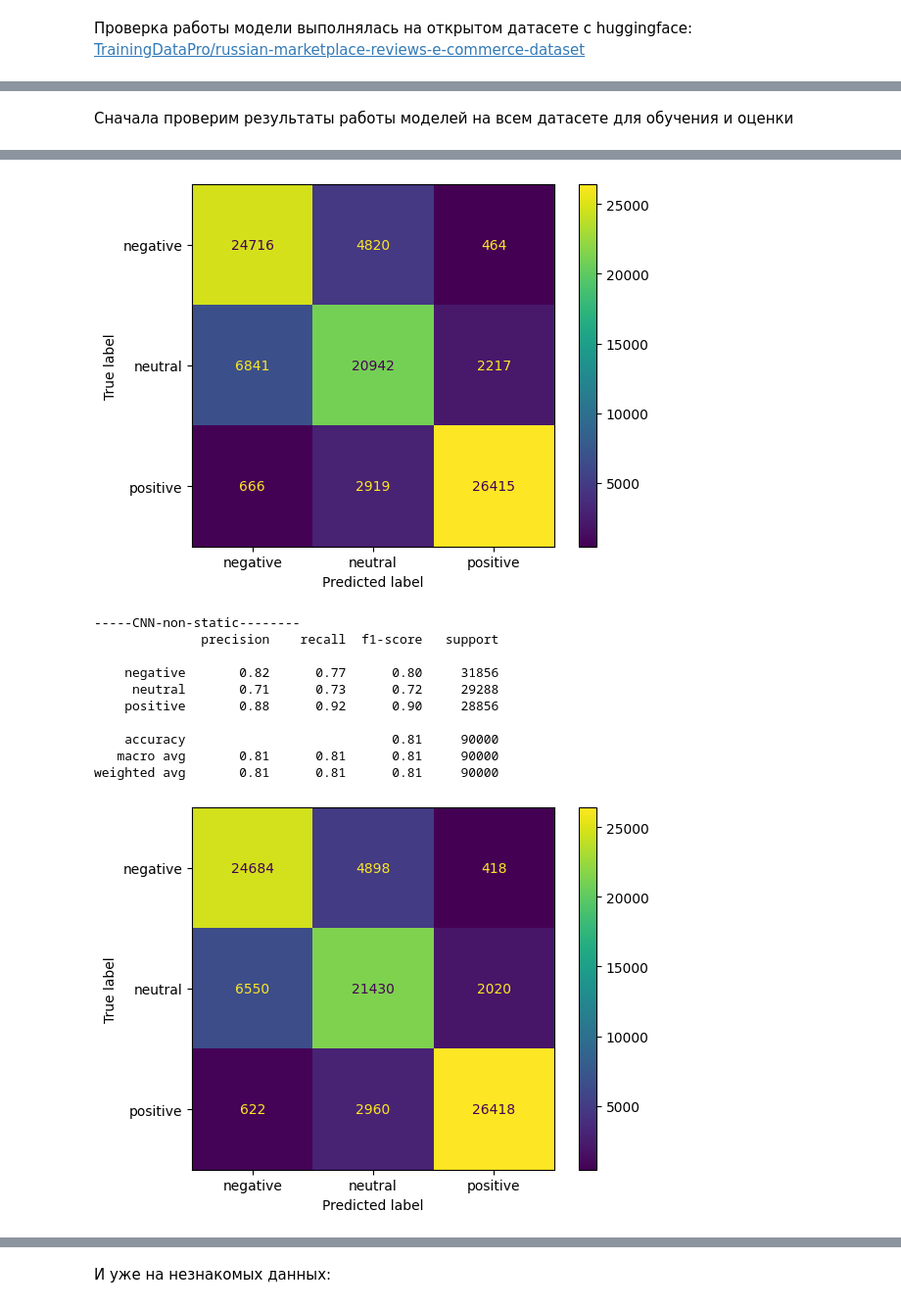
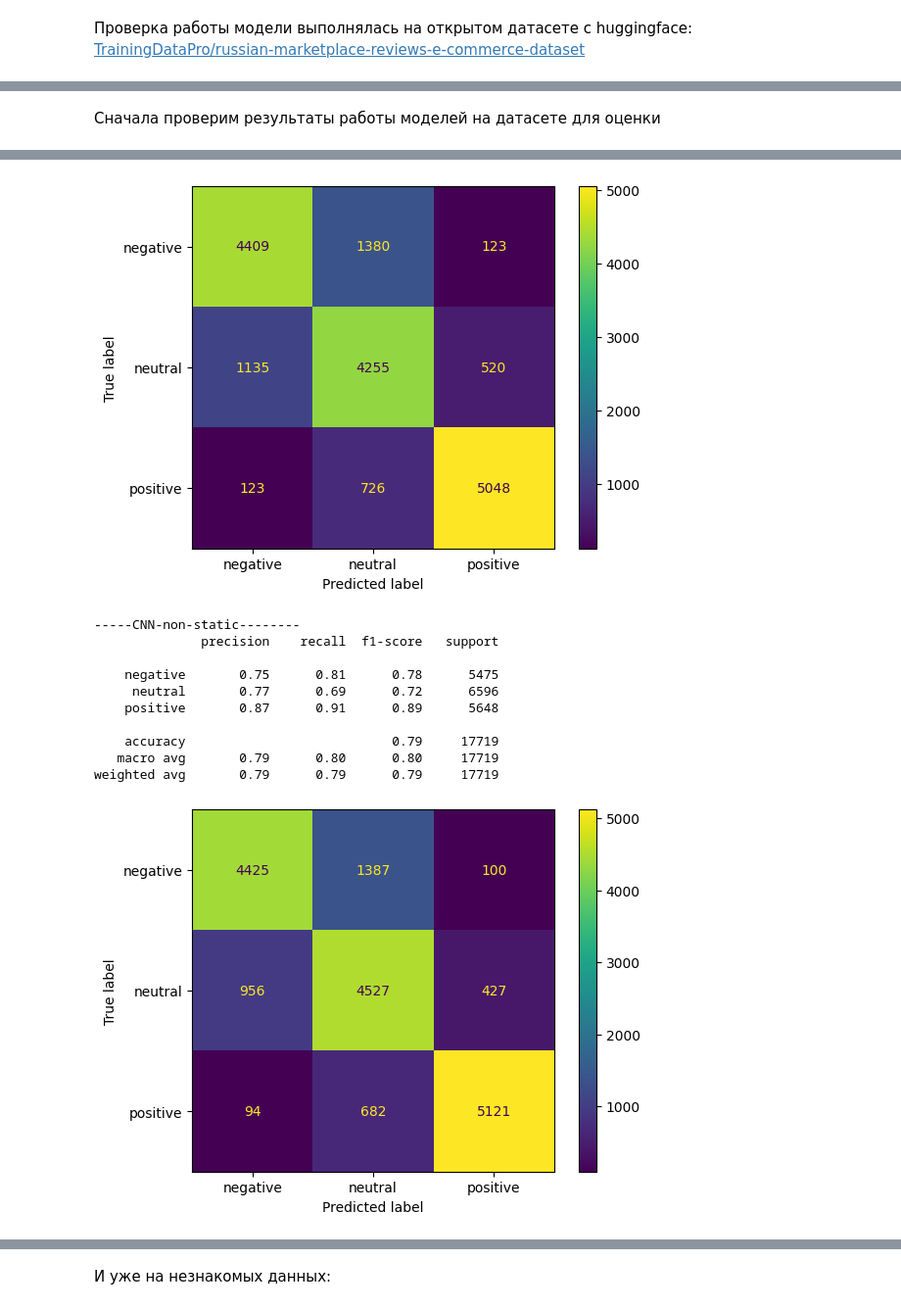
Before and after one commit to solobala/DLL30, a Jupyter notebook: reviews-classification.ipynb, the cells around one changed output, grey strips where cells are left out. Shown at 98% size. Saved outputs shown, nothing was run; the diff lists cells and outputs as text; code cells hidden in the pictures.

Commit message:
Kaggle Notebook | Reviews classification | Version 2

```diff
--- a/reviews-classification.ipynb
+++ b/reviews-classification.ipynb
@@ -377,7 +428,7 @@ with open('/kaggle/input/diplom/cleaned_to_pred.pkl', 'rb') as f:
 ## BaseLine: TFIDF
 # %%
 X_train, X_val, y_train, y_val = train_test_split(
-    texts, labels, test_size=0.2, random_state=42, stratify=labels)
+    cleaned_texts, cleaned_labels, test_size=0.2, random_state=42, stratify=cleaned_labels)
 # %%
 X_train_preprocessed = np.array(X_train)
 X_val_preprocessed = np.array(X_val)
@@ -427,7 +492,7 @@ pickle.dump(lr_model, open(filename, 'wb'))
 ### Разбиваем на train и val, загружаем в PyTorch DataLoader
 # %%
 print("Tokenizing...\n")
-tokenized_texts, word2idx, max_len = tokenize(texts)
+tokenized_texts, word2idx, max_len = tokenize(cleaned_texts)
 # %% [output]
 Tokenizing...
 # %%
@@ -810,3 +1015,28 @@ def predict(text, model=None, max_len=62, flag=False):
     if flag:
         print(f"This review is  {probs[0] * 100:.2f}% negative, {probs[1] * 100:.2f}% neutral & {probs[2] * 100:.2f}% positive.")
     return np.argmax(probs.detach().numpy())
+# %%
+# Загружаем лучшие чекпойнты для каждой модели (оттуда нужны только веса модели для инференса)
+cnn_rand_, optimizer = initilize_model(vocab_size=len(word2idx),
+                                      embed_dim=300,
+                                      learning_rate=0.1,
+                                      dropout=0.5)
+checkpoint = torch.load('/kaggle/working/cnn_rand.pt')
+cnn_rand_.load_state_dict(checkpoint['model_state_dict'])
+cnn_rand_.eval()
+
+cnn_static_, optimizer = initilize_model(pretrained_embedding=embeddings,
+                                            freeze_embedding=True,
+                                            learning_rate=0.0001,
+                                            dropout=0.5)
+checkpoint = torch.load('/kaggle/working/cnn_static.pt')
+cnn_static_.load_state_dict(checkpoint['model_state_dict'])
+cnn_static_.eval()
+
+cnn_non_static_, optimizer = initilize_model(pretrained_embedding=embeddings,
+                                            freeze_embedding=False,
+                                            learning_rate=0.0001,
+                                            dropout=0.5)
+checkpoint = torch.load('/kaggle/working/cnn_non_static.pt')
+cnn_non_static_.load_state_dict(checkpoint['model_state_dict'])
+cnn_non_static_.eval()
@@ -815,14 +1056,19 @@ model_list = []
 model_list.append(("CNN-rand", cnn_rand))
 model_list.append(("CNN-static", cnn_static))
 model_list.append(("CNN-non-static", cnn_non_static))
+# %%
+model_list = []
+model_list.append(("CNN-rand", cnn_rand_))
+model_list.append(("CNN-static", cnn_static_))
+model_list.append(("CNN-non-static", cnn_non_static_))
 # %% [markdown]
-Сначала проверим результаты работы моделей на всем датасете для обучения и оценки
+Сначала проверим результаты работы моделей на датасете для оценки
 # %%
 for name, model in model_list:
-    predictions =[predict(text, model= model.to("cpu"), max_len=62, flag=False) for text in tqdm(texts)]
+    predictions =[predict(text, model= model.to("cpu"), max_len=62, flag=False) for text in tqdm(X_val)]
     print(f'-----{name}--------')
-    print(classification_report(np.array(predictions),labels, target_names=['negative', 'neutral', 'positive']))
-    cm = confusion_matrix(labels, np.array(predictions), labels=[0,1,2])
+    print(classification_report(np.array(predictions),y_val, target_names=['negative', 'neutral', 'positive']))
+    cm = confusion_matrix(y_val, np.array(predictions), labels=[0,1,2])
     disp = ConfusionMatrixDisplay(confusion_matrix=cm,
                               display_labels=['negative', 'neutral', 'positive'])
     disp.plot()
@@ -853,15 +1099,15 @@ weighted avg       0.80      0.80      0.80     90000
-[figure, old version]
+[figure, new version]
 -----CNN-non-static--------
               precision    recall  f1-score   support
 
-    negative       0.82      0.77      0.80     31856
-     neutral       0.71      0.73      0.72     29288
-    positive       0.88      0.92      0.90     28856
+    negative       0.75      0.81      0.78      5475
+     neutral       0.77      0.69      0.72      6596
+    positive       0.87      0.91      0.89      5648
 
-    accuracy                           0.81     90000
-   macro avg       0.81      0.81      0.81     90000
-weighted avg       0.81      0.81      0.81     90000
+    accuracy                           0.79     17719
+   macro avg       0.79      0.80      0.80     17719
+weighted avg       0.79      0.79      0.79     17719
-[figure, old version]
+[figure, new version]
 # %%
 from transformers import pipeline
 hf_model = pipeline(model="seara/rubert-tiny2-russian-sentiment")
```
Also changed, not shown: parts of 46 cells of this notebook.
